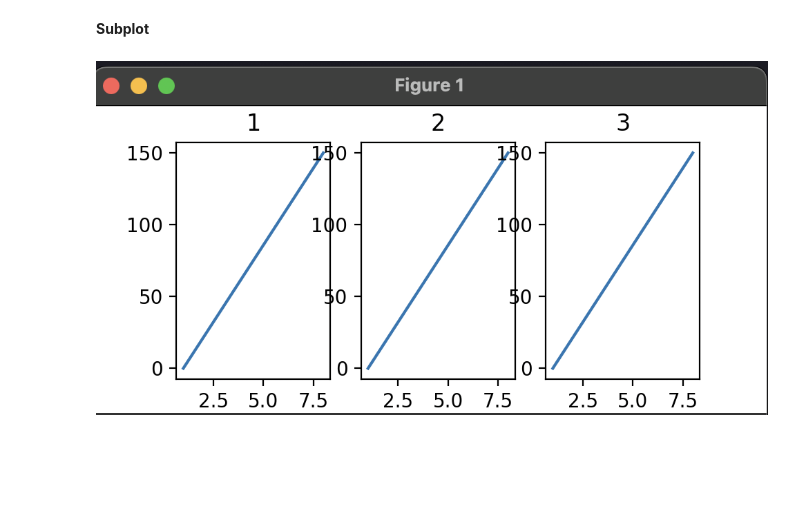
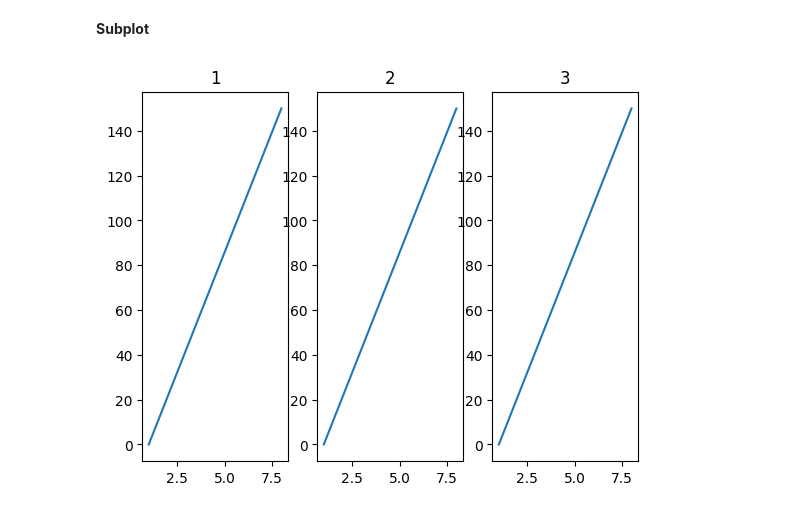
Before and after one commit to YeldaYuksel/Data-Visualization-Matplotlib2, a Jupyter notebook: data-visualization-matplotlib2.ipynb, the cells around one changed output. Cells and saved outputs as stored; diff of their text form; code cells hidden in the pictures; blank space fills up the shorter version.

```diff
--- a/data-visualization-matplotlib2.ipynb
+++ b/data-visualization-matplotlib2.ipynb
@@ -14,23 +30,23 @@
 # %% [markdown]
 **Subplot**
 # %%
-#x = np.array([1, 8])
-#y = np.array([0, 150])
-#plt.subplot(1, 3, 1)
-#plt.title("1")
-#plt.plot(x, y)
+x = np.array([1, 8])
+y = np.array([0, 150])
+plt.subplot(1, 3, 1)
+plt.title("1")
+plt.plot(x, y)
 
-#x = np.array([1, 8])
-#y = np.array([0, 150])
-#plt.subplot(1, 3, 2)
-#plt.title("2")
-#plt.plot(x, y)
+x = np.array([1, 8])
+y = np.array([0, 150])
+plt.subplot(1, 3, 2)
+plt.title("2")
+plt.plot(x, y)
 
-#x = np.array([1, 8])
-#y = np.array([0, 150])
-#plt.subplot(1, 3, 3)
-#plt.title("3")
-#plt.plot(x, y)
-#plt.show()
+x = np.array([1, 8])
+y = np.array([0, 150])
+plt.subplot(1, 3, 3)
+plt.title("3")
+plt.plot(x, y)
+plt.show()
+# %% [output]
+[figure, added]
-# %% [markdown]
-![Ekran Resmi 2024-09-01 20.33.25.png](attachment:5fd76351-4a5d-441b-8dc9-94f0e996299f.png)
```
Also changed, not shown: parts of 3 cells of this notebook.
